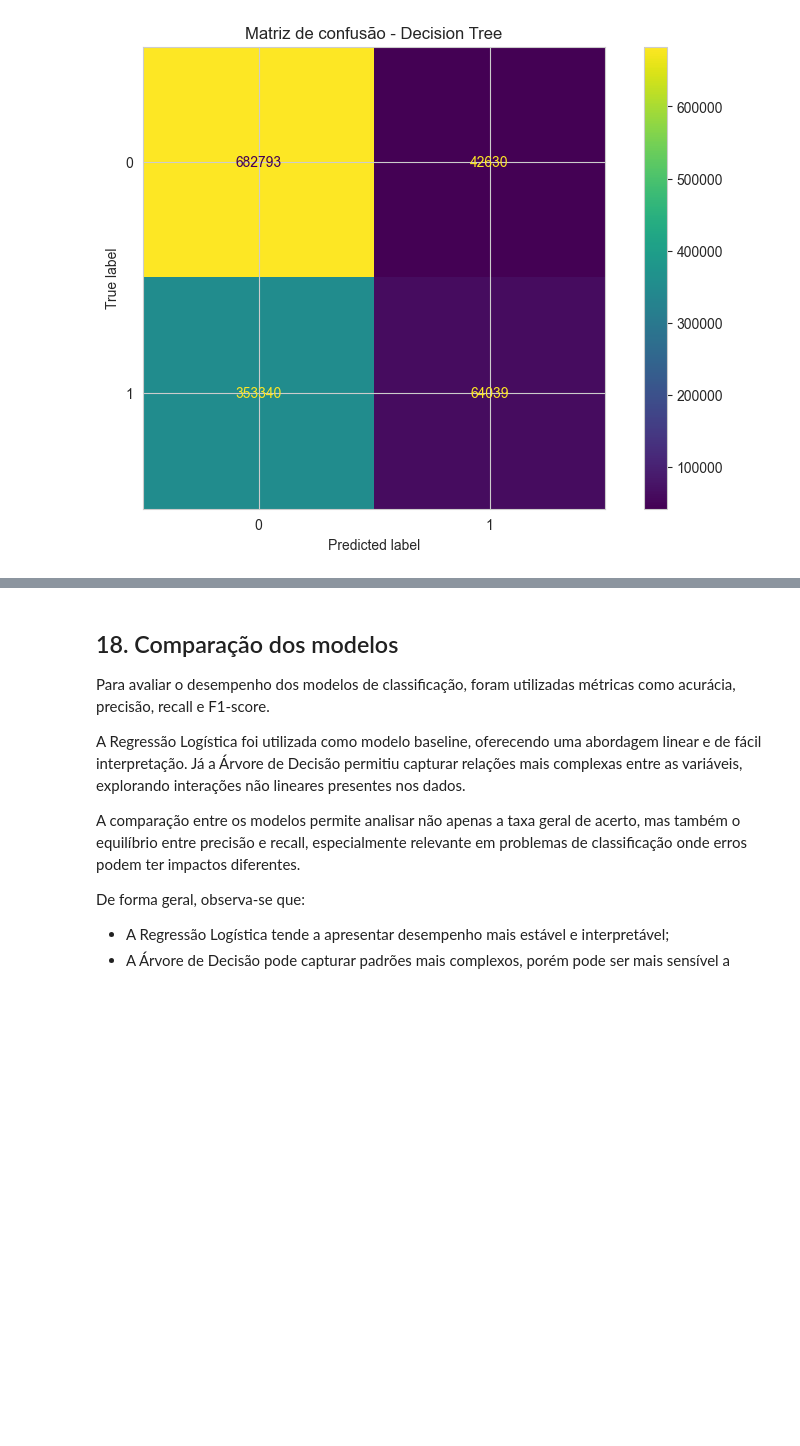
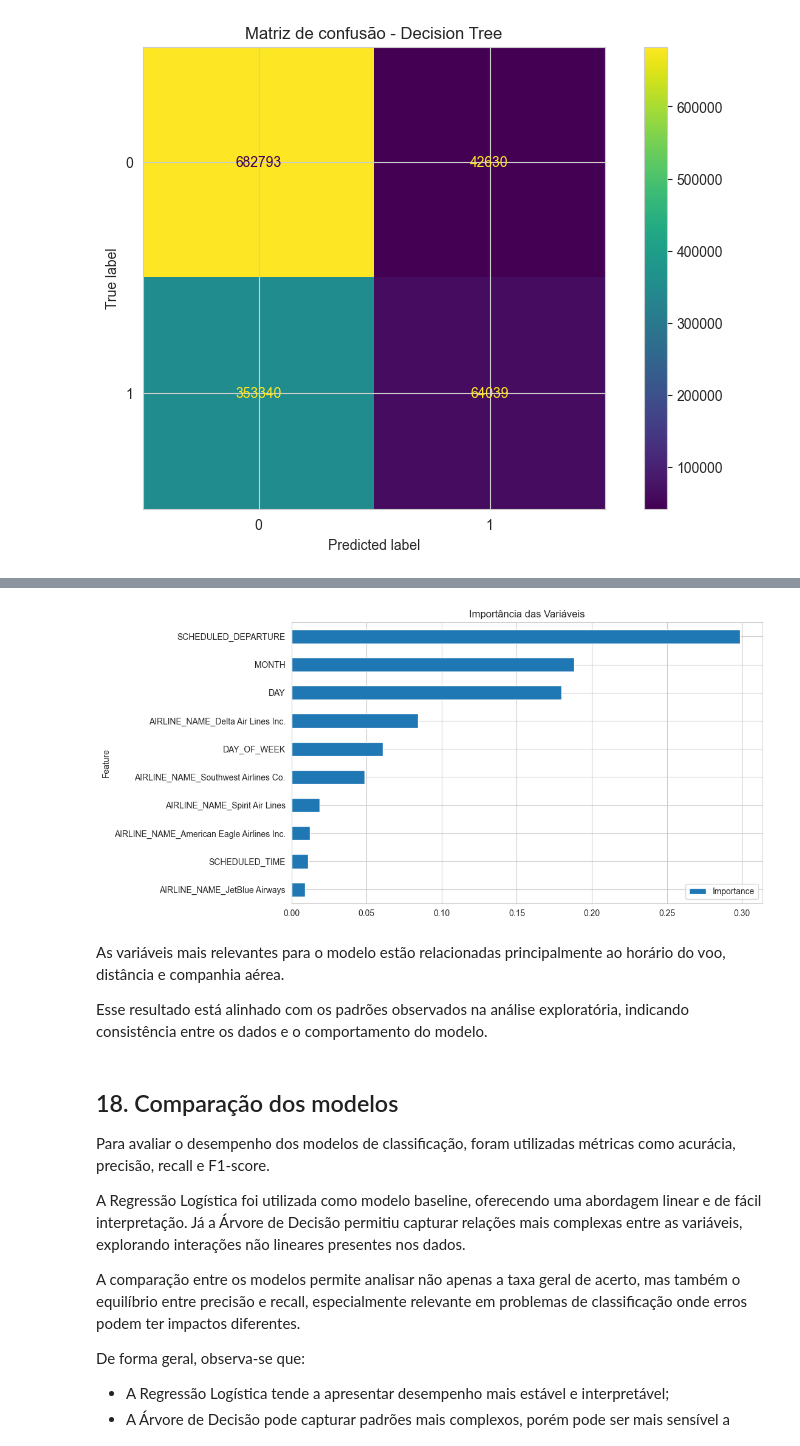
Before and after one commit to PedroMRogerio/fiap-tech-challenge-fase3, a Jupyter notebook: notebook.ipynb, the cells around one changed output, grey strips where cells are left out. Saved outputs shown, nothing was run; the diff lists cells and outputs as text; code cells hidden in the pictures; blank space fills up the shorter version.

```diff
--- a/notebook.ipynb
+++ b/notebook.ipynb
@@ -833,0 +867,14 @@ plt.show()
+# %%
+ohe = preprocessor.named_transformers_['cat']['onehot']
+cat_features = ohe.get_feature_names_out(categorical_features)
+
+all_features = numeric_features + list(cat_features)
+
+importances = tree_model.named_steps['classifier'].feature_importances_
+
+feat_imp = pd.DataFrame({
+    "Feature": all_features,
+    "Importance": importances
+}).sort_values(by="Importance", ascending=False)
+
+feat_imp.head(10)
@@ -834,3 +893,14 @@ plt.show()
+# %%
+feat_imp.head(10).plot(kind='barh', x='Feature', y='Importance')
+plt.title("Importância das Variáveis")
+plt.gca().invert_yaxis()
+plt.show()
+# %% [output]
+[figure, added]
+# %% [markdown]
+As variáveis mais relevantes para o modelo estão relacionadas principalmente ao horário do voo, distância e companhia aérea.
+
+Esse resultado está alinhado com os padrões observados na análise exploratória, indicando consistência entre os dados e o comportamento do modelo.
 # %% [markdown]
 ## 18. Comparação dos modelos
 
```
Also changed, not shown: parts of 33 cells of this notebook.
